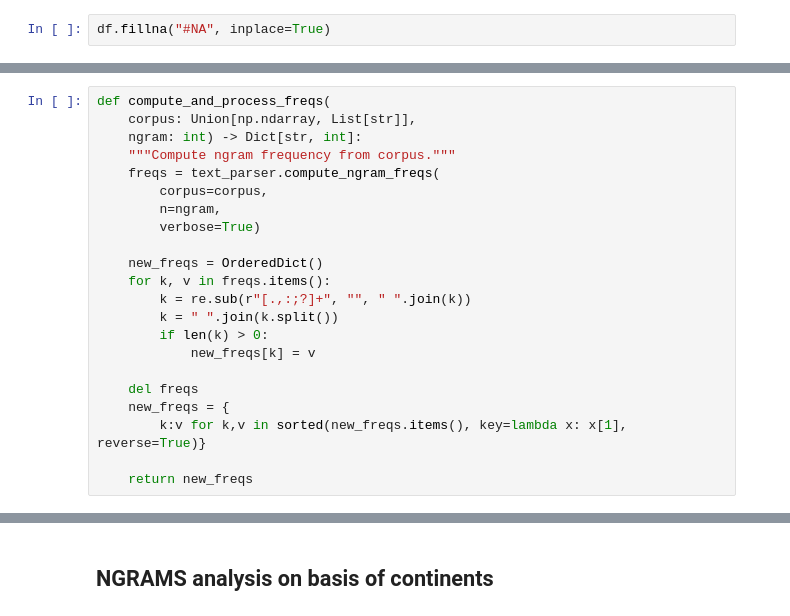
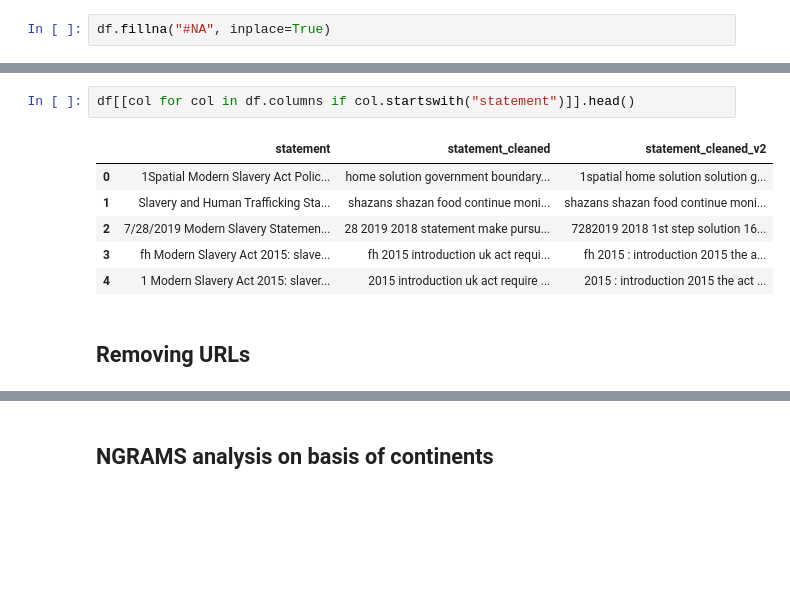
Before and after one commit to dmp1999/modern_slavery_registry, a Jupyter notebook: notebooks/20210827-ngrams-analysis.ipynb, the cells around one changed output, grey strips where cells are left out. Drawn from its saved outputs; the diff is of its cells as text; blank space fills up the shorter version.

```diff
--- a/notebooks/20210827-ngrams-analysis.ipynb
+++ b/notebooks/20210827-ngrams-analysis.ipynb
@@ -49,22 +57,11 @@ df.fillna("#NA", inplace=True)
-# %%
-def compute_and_process_freqs(
-    corpus: Union[np.ndarray, List[str]],
-    ngram: int) -> Dict[str, int]:
-    """Compute ngram frequency from corpus."""
-    freqs = text_parser.compute_ngram_freqs(
-        corpus=corpus,
-        n=ngram,
-        verbose=True)
-
-    new_freqs = OrderedDict()
-    for k, v in freqs.items():
-        k = re.sub(r"[.,:;?]+", "", " ".join(k))
-        k = " ".join(k.split())
-        if len(k) > 0:
-            new_freqs[k] = v
-
-    del freqs
-    new_freqs = {
-        k:v for k,v in sorted(new_freqs.items(), key=lambda x: x[1], reverse=True)}
-
-    return new_freqs
+# %%
+df[[col for col in df.columns if col.startswith("statement")]].head()
+# %% [output]
+|  | statement | statement_cleaned | statement_cleaned_v2 |
+| 0 | 1Spatial Modern Slavery Act Polic... | home solution government boundary... | 1spatial home solution solution g... |
+| 1 | Slavery and Human Trafficking Sta... | shazans shazan food continue moni... | shazans shazan food continue moni... |
+| 2 | 7/28/2019 Modern Slavery Statemen... | 28 2019 2018 statement make pursu... | 7282019 2018 1st step solution 16... |
+| 3 | fh Modern Slavery Act 2015: slave... | fh 2015 introduction uk act requi... | fh 2015 : introduction 2015 the a... |
+| 4 | 1 Modern Slavery Act 2015: slaver... | 2015 introduction uk act require ... | 2015 : introduction 2015 the act ... |
+# %% [markdown]
+## Removing URLs
```
Also changed, not shown: parts of 34 cells of this notebook, 4 other files.
